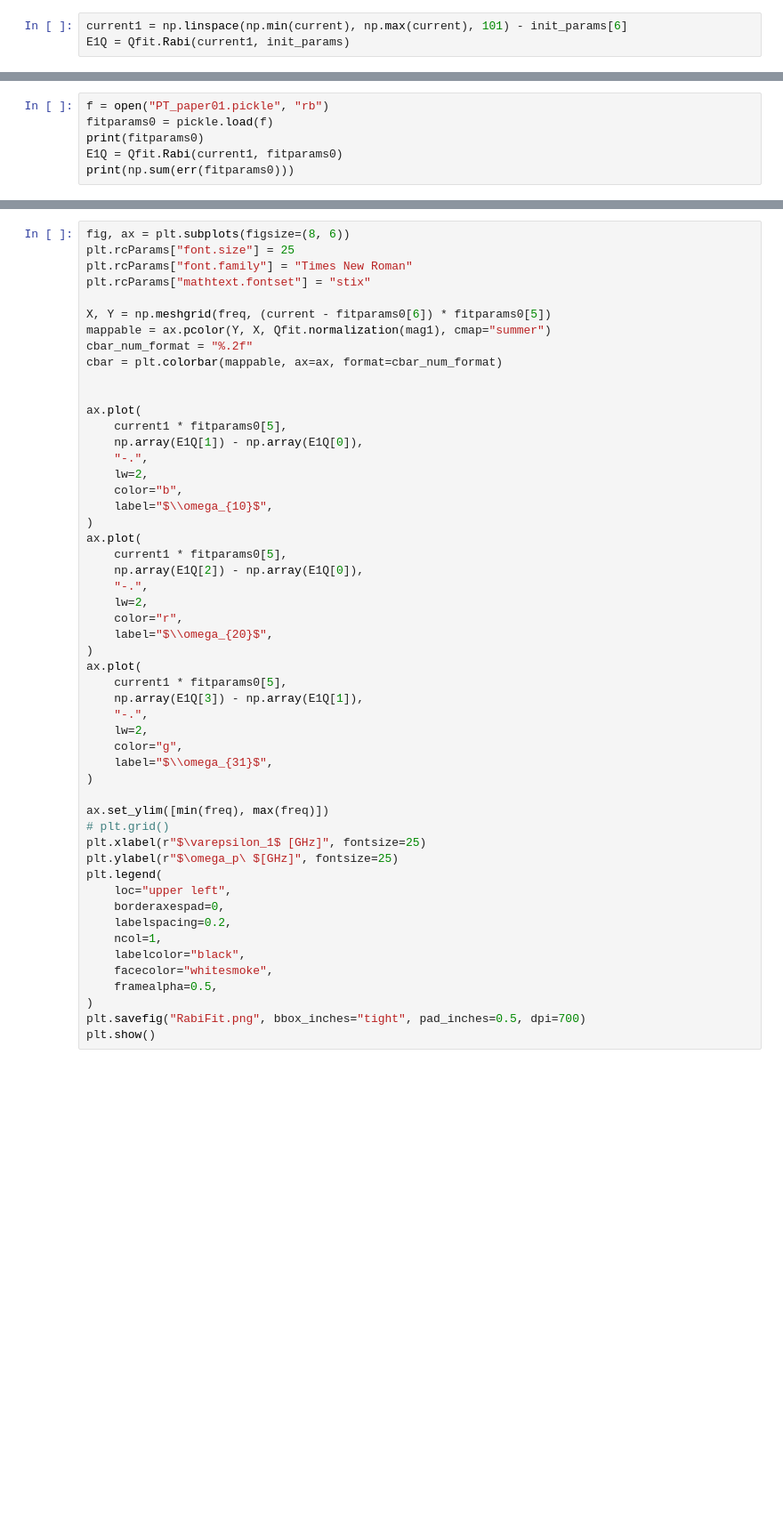
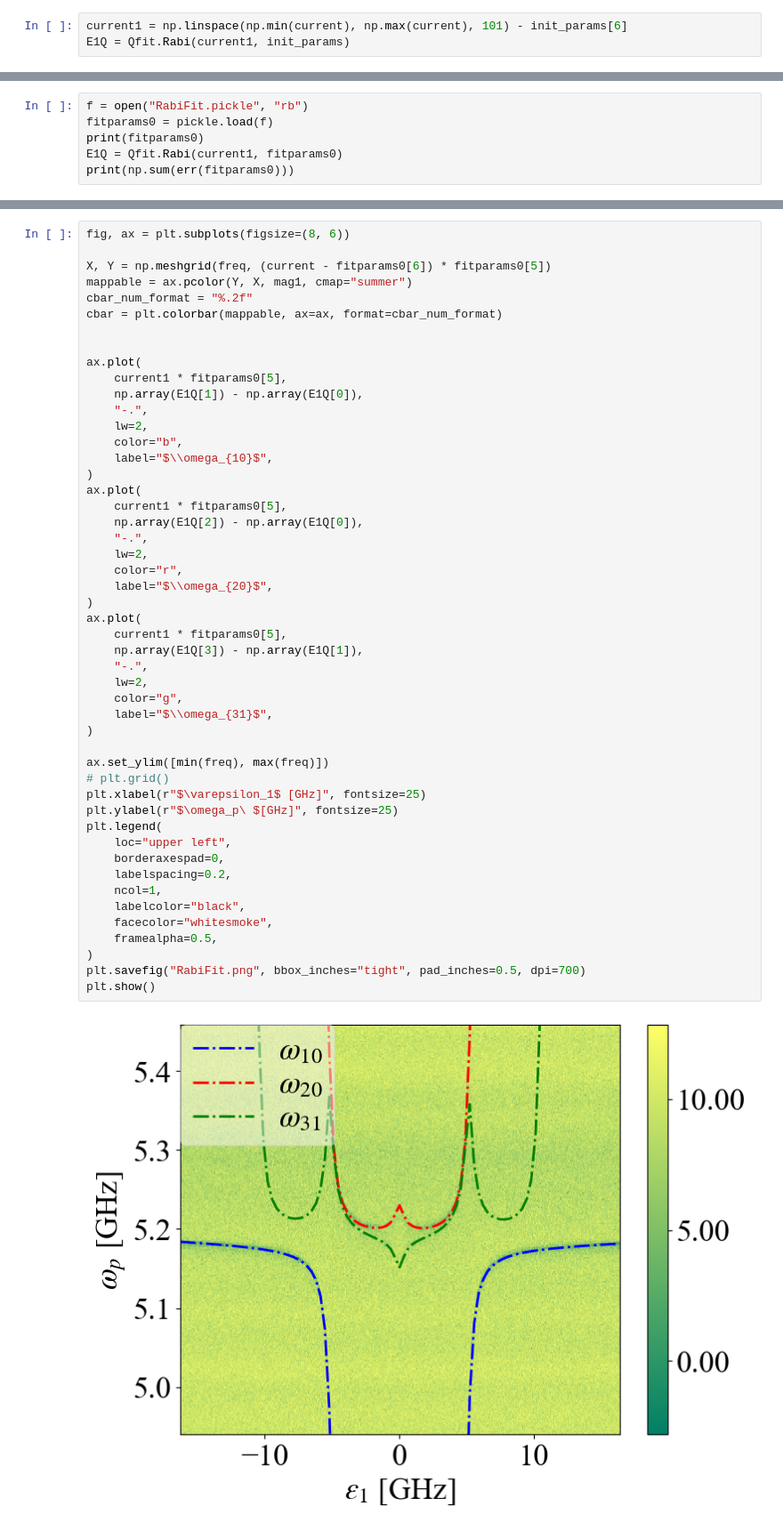
Before and after one commit to AkiyoshiTomonaga/scfitpy, a Jupyter notebook: notebooks/101_RabiFit.ipynb, the cells around one changed output, grey strips where cells are left out. Shown at 89% size. Cells and saved outputs as stored; diff of their text form; blank space fills up the shorter version.

```diff
--- a/notebooks/101_RabiFit.ipynb
+++ b/notebooks/101_RabiFit.ipynb
@@ -133,5 +140,5 @@ print(np.sum(Ere))
 # %%
-f = open("PT_paper01.pickle", "rb")
+f = open("RabiFit.pickle", "rb")
 fitparams0 = pickle.load(f)
 print(fitparams0)
 E1Q = Qfit.Rabi(current1, fitparams0)
@@ -145,11 +158,8 @@ fitparams0[5] * df * h * 1e9 / phi0
 # %%
 fig, ax = plt.subplots(figsize=(8, 6))
-plt.rcParams["font.size"] = 25
-plt.rcParams["font.family"] = "Times New Roman"
-plt.rcParams["mathtext.fontset"] = "stix"
 
 X, Y = np.meshgrid(freq, (current - fitparams0[6]) * fitparams0[5])
-mappable = ax.pcolor(Y, X, Qfit.normalization(mag1), cmap="summer")
+mappable = ax.pcolor(Y, X, mag1, cmap="summer")
 cbar_num_format = "%.2f"
 cbar = plt.colorbar(mappable, ax=ax, format=cbar_num_format)
 
@@ -167,30 +177,32 @@ ax.plot(
     np.array(E1Q[2]) - np.array(E1Q[0]),
     "-.",
     lw=2,
     color="r",
     label="$\\omega_{20}$",
 )
 ax.plot(
     current1 * fitparams0[5],
     np.array(E1Q[3]) - np.array(E1Q[1]),
     "-.",
     lw=2,
     color="g",
     label="$\\omega_{31}$",
 )
 
 ax.set_ylim([min(freq), max(freq)])
 # plt.grid()
 plt.xlabel(r"$\varepsilon_1$ [GHz]", fontsize=25)
 plt.ylabel(r"$\omega_p\ $[GHz]", fontsize=25)
 plt.legend(
     loc="upper left",
     borderaxespad=0,
     labelspacing=0.2,
     ncol=1,
     labelcolor="black",
     facecolor="whitesmoke",
     framealpha=0.5,
 )
 plt.savefig("RabiFit.png", bbox_inches="tight", pad_inches=0.5, dpi=700)
 plt.show()
+# %% [output]
+[figure, added]
```
Also changed, not shown: parts of 9 cells of this notebook, 1 other file.
